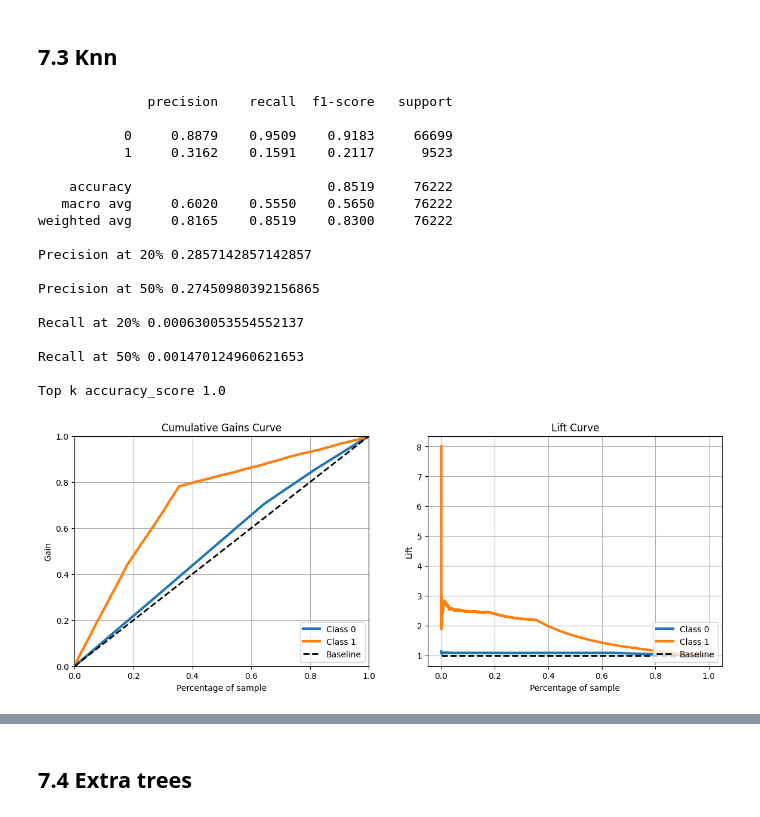
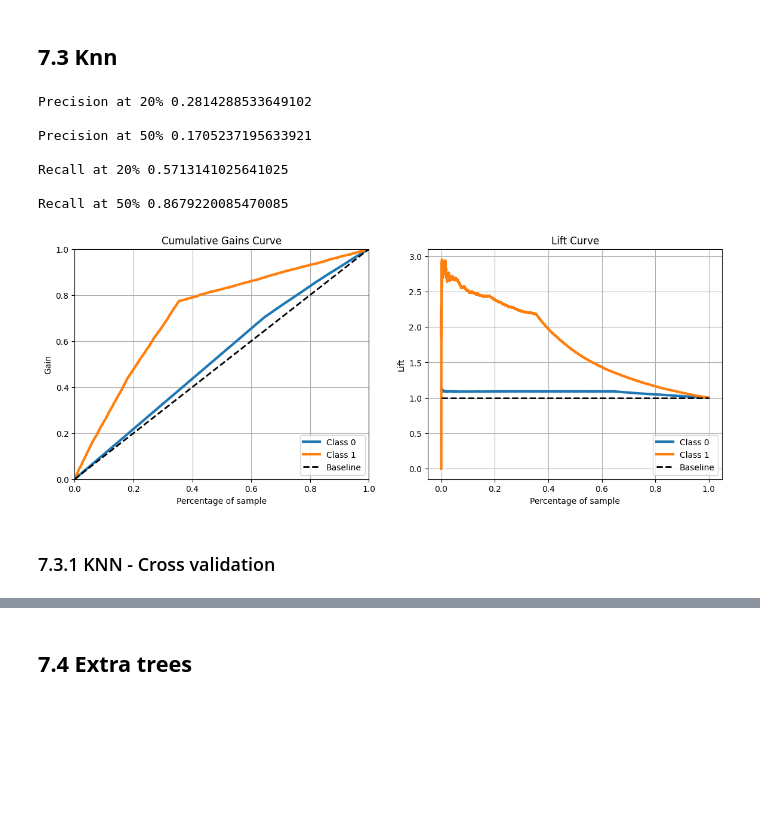
Before and after one commit to Eduardo-95-DS/Car-Insurance-Interest, a Jupyter notebook: notebooks/look_1.0-ear-health-insurance-cross-sell.ipynb, the cells around one changed output, grey strips where cells are left out. Cells and saved outputs as stored; diff of their text form; code cells hidden in the pictures; blank space fills up the shorter version.

```diff
--- a/notebooks/look_1.0-ear-health-insurance-cross-sell.ipynb
+++ b/notebooks/look_1.0-ear-health-insurance-cross-sell.ipynb
@@ -179,3 +191,12 @@ df_raw=pd.merge(df_raw,df_vehicles_raw,how='left',on='id')
+# %%
+X=df_raw.drop('response',axis=1)
+y=df_raw['response'].copy()
+
+x_train, x_test, y_train, y_test = ms.train_test_split(X,y,test_size=0.20,random_state=42)
+
+df_raw=pd.concat ([x_train, y_train], axis=1)
+
+df_raw=df_raw.reset_index(drop=True)
 # %% [markdown]
 # **Step 1 Data description**
 # %%
@@ -1174,60 +1251,46 @@ knn.fit(x_train,y_train)
 
 # model prediction
 yhat_knn=knn.predict_proba(x_val);
-
-# model prediction 2
-yhat_knn2=knn.predict(x_val);
-print((classification_report(y_val, yhat_knn2,digits=4)))
 
 
 df = x_validation.copy()
 df['response'] = y_validation.copy()
 
 # propensity score
 df['score'] = yhat_knn[:, 1].tolist()
 
 # sort clients by propensity score
 df = df.sort_values( 'score', ascending=False )
 
 # compute precision at k
-precision_at_20, data = precision_at_k( df, k=20 )
-precision_at_50, data = precision_at_k( df, k=50 )
+precision_at_20, data = precision_at_k( df, k=15200 )
+precision_at_50, data = precision_at_k( df, k=38111 )
 print(f'Precision at 20% {precision_at_20}','\n')
 print(f'Precision at 50% {precision_at_50}','\n')
 
 # compute recall at k
-recall_at_20, data = recall_at_k( df, k=20 )
-recall_at_50, data = recall_at_k( df, k=50 )
+recall_at_20, data = recall_at_k( df, k=15200 )
+recall_at_50, data = recall_at_k( df, k=38111 )
 print(f'Recall at 20% {recall_at_20}','\n')
 print(f'Recall at 50% {recall_at_50}','\n')
-print(f'Top k accuracy_score {top_k_accuracy_score(y_val, yhat_knn2, k=2)}')
 
 # accumulative gain
 rcParams['figure.figsize'] = 14,5
 grid=gridspec.GridSpec(1,2)
 
 ax = plt.subplot(grid[0,0])
 skplt.metrics.plot_cumulative_gain(y_val,yhat_knn,ax=ax);
 
 ax2 = plt.subplot(grid[0,1])
 skplt.metrics.plot_lift_curve( y_val, yhat_knn,ax=ax2 );
 # %% [output]
-              precision    recall  f1-score   support
+Precision at 20% 0.2814288533649102
 
-           0     0.8879    0.9509    0.9183     66699
-           1     0.3162    0.1591    0.2117      9523
+Precision at 50% 0.1705237195633921
 
-    accuracy                         0.8519     76222
-   macro avg     0.6020    0.5550    0.5650     76222
-weighted avg     0.8165    0.8519    0.8300     76222
+Recall at 20% 0.5713141025641025
 
-Precision at 20% 0.2857142857142857
-
-Precision at 50% 0.27450980392156865
-
-Recall at 20% 0.000630053554552137
-
-Recall at 50% 0.001470124960621653
-
-Top k accuracy_score 1.0
+Recall at 50% 0.8679220085470085
-[figure, old version]
+[figure, new version]
+# %% [markdown]
+### 7.3.1 KNN - Cross validation
```
Also changed, not shown: parts of 53 cells of this notebook.
